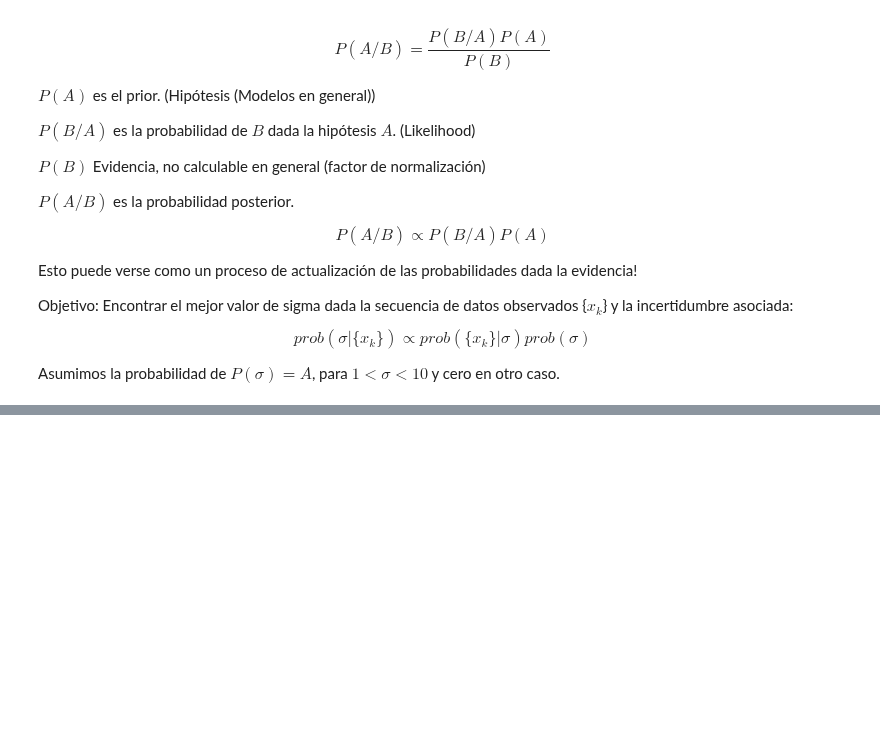
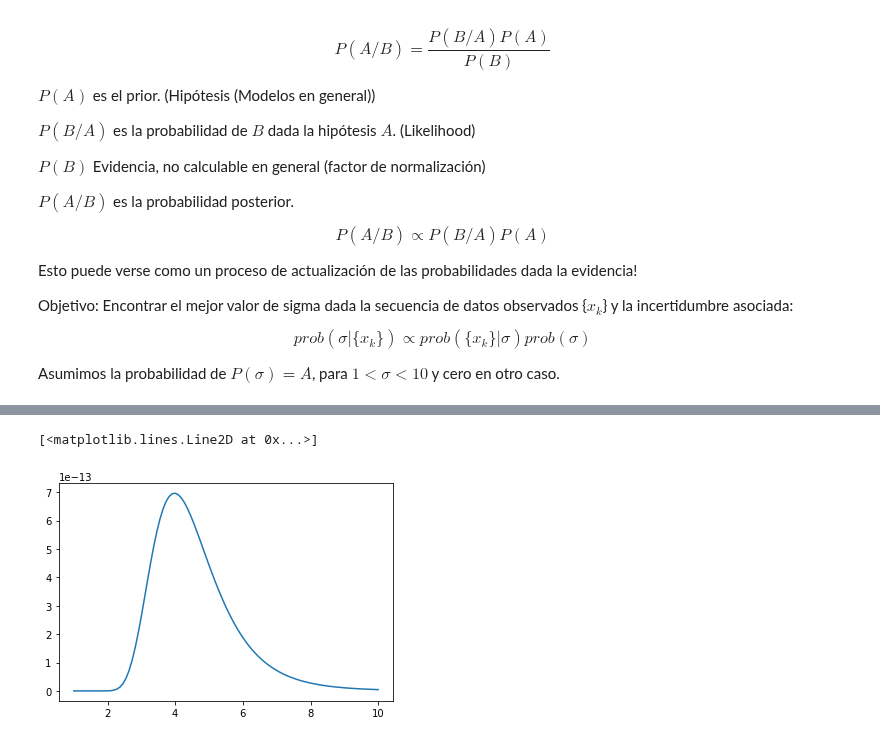
Before and after one commit to danielagda5/MetodosComputacionales202120-1, a Jupyter notebook: Week13/MaximumLikelihood.ipynb, the cells around one changed output, grey strips where cells are left out. Saved outputs shown, nothing was run; the diff lists cells and outputs as text; code cells hidden in the pictures; blank space fills up the shorter version.

```diff
--- a/Week13/MaximumLikelihood.ipynb
+++ b/Week13/MaximumLikelihood.ipynb
@@ -32,0 +51,16 @@ Asumimos la probabilidad de $P(\sigma) = A$, para $1 < \sigma < 10$ y cero en ot
+# %%
+def GetLikelihood(x,sigma):
+
+    like = 1.0
+    for i in x:
+        like *= Likelihood(i,sigma)
+
+    return like
+# %%
+sigma = np.linspace(1,10,100)
+LikeValue = GetLikelihood(Data,sigma)
+# %%
+plt.plot(sigma,LikeValue)
+# %% [output]
+[<matplotlib.lines.Line2D at 0x...>]
+[figure, added]
```
Also changed, not shown: parts of 19 cells of this notebook, 2 other files.
